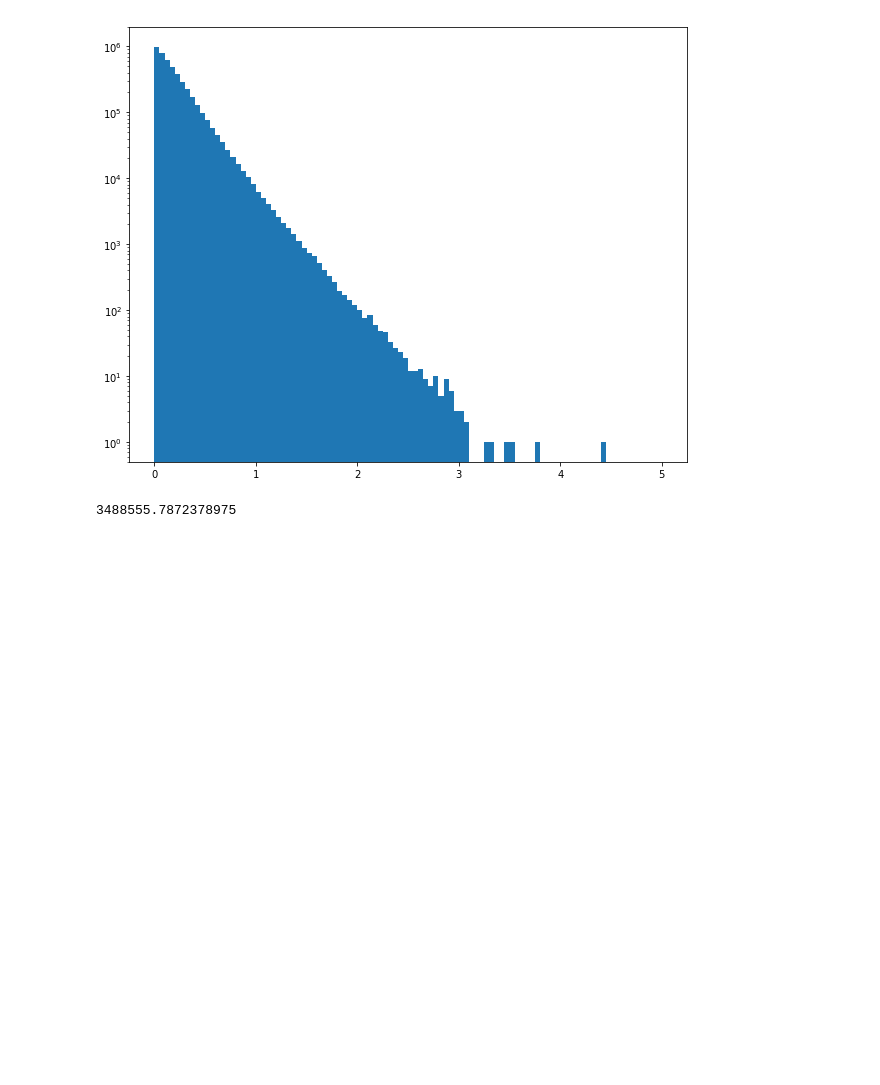
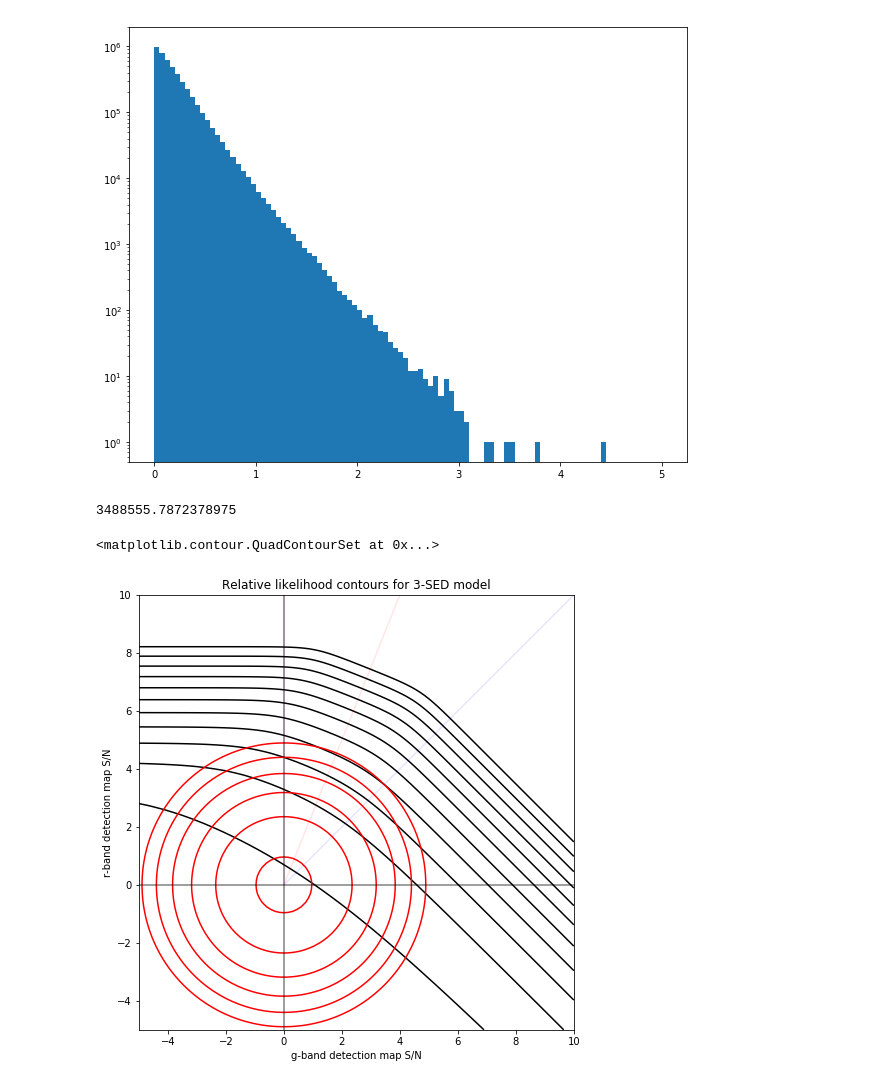
Before and after one commit to dstndstn/detection-paper, a Jupyter notebook: bayes-figure.ipynb, the cells around one changed output. Drawn from its saved outputs; the diff is of its cells as text; code cells hidden in the pictures; blank space fills up the shorter version.

```diff
--- a/bayes-figure.ipynb
+++ b/bayes-figure.ipynb
@@ -305,3 +335,24 @@ plt.hist(np.log10(pratio_r_d.ravel()), bins=100, range=(0,5), log=True);
 1./falsepos
 # %% [output]
 3488555.7872378975
+# %%
+levs = np.arange(0, 11)
+plt.contour(np.log10(pratio_d), levels=levs, linestyles='-', extent=dextent, colors='k')
+plt.xlabel('g-band detection map S/N')
+plt.ylabel('r-band detection map S/N');
+plt.axhline(0, color='k', alpha=0.5)
+plt.axvline(0, color='k', alpha=0.5);
+ax = plt.axis()
+xx = np.array([0,100]);
+plt.plot(xx * sed_1[0], xx * sed_1[1], 'b-', alpha=0.1);
+plt.plot(xx * sed_2[0], xx * sed_2[1], 'r-', alpha=0.1);
+plt.plot(xx * sed_3[0], xx * sed_3[1], 'm-', alpha=0.1);
+plt.axis(ax);
+plt.axis('square');
+plt.axis(ax);
+plt.title('Relative likelihood contours for 3-SED model')
+
+plt.contour(np.log10(p_bg), levels=np.arange(-6, 0), linestyles='-', extent=dextent, colors='r')
+# %% [output]
+<matplotlib.contour.QuadContourSet at 0x...>
+[figure, added]
```
Also changed, not shown: parts of 10 cells of this notebook, 5 other files.
